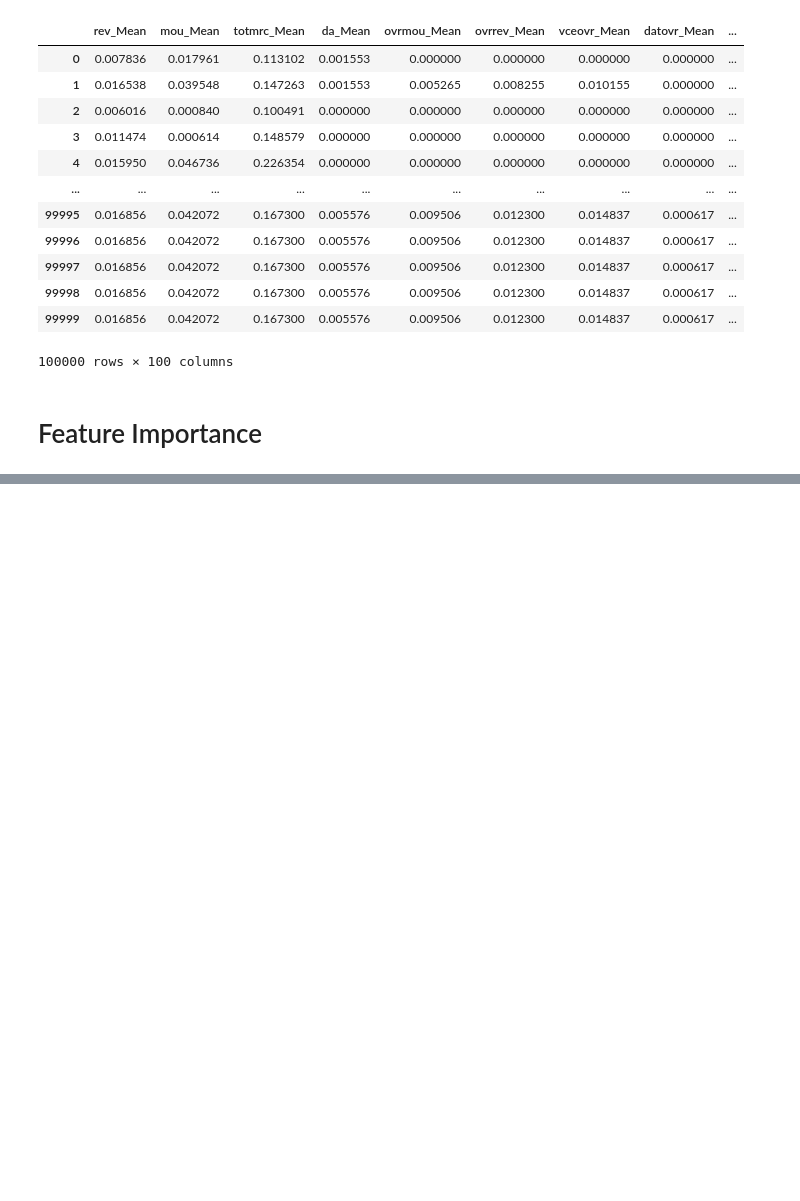
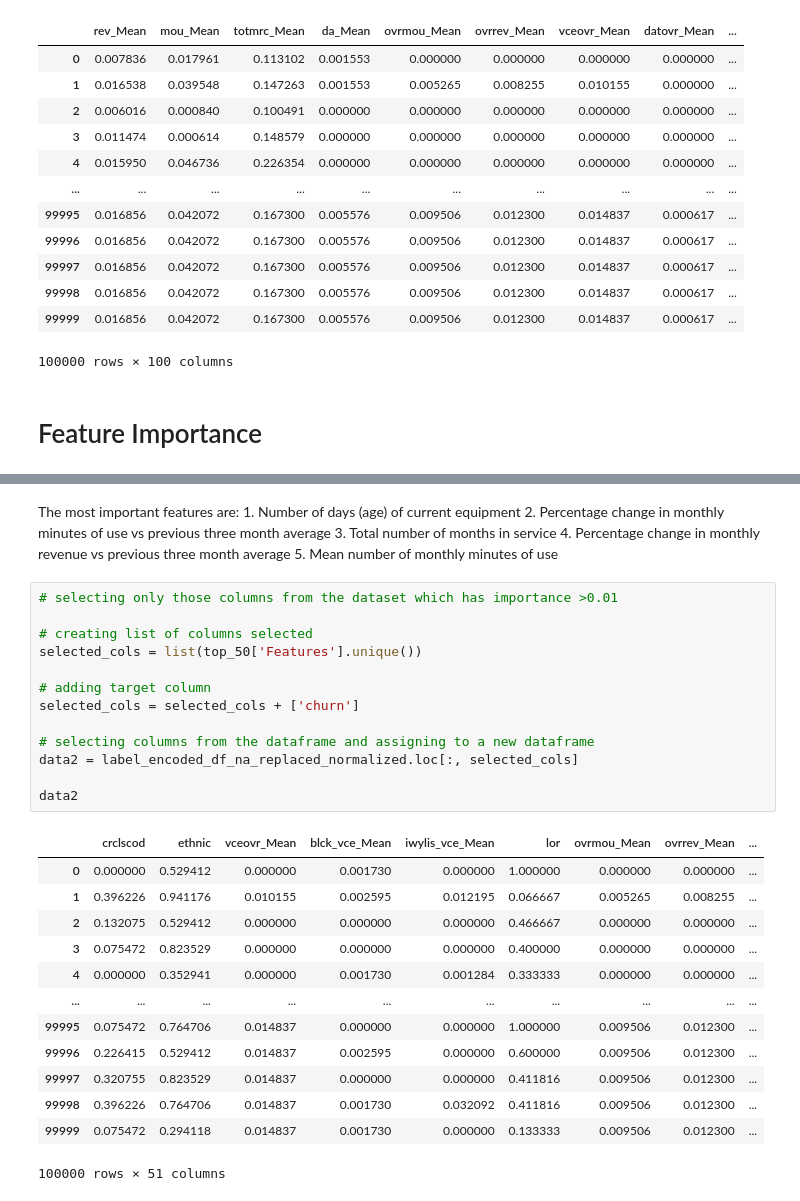
Before and after one commit to annanasi-mon/Telecom_churn, a Jupyter notebook: Churn_telekom_project.ipynb, the cells around one changed output, grey strips where cells are left out. Saved outputs shown, nothing was run; the diff lists cells and outputs as text; blank space fills up the shorter version.

```diff
--- a/Churn_telekom_project.ipynb
+++ b/Churn_telekom_project.ipynb
@@ -166,0 +212,34 @@ Reduced number of features: (100000, 50)
+# %% [markdown]
+The most important features are:
+    1. Number of days (age) of current equipment
+    2. Percentage change in monthly minutes of use vs previous three month average
+    3. Total number of months in service
+    4. Percentage change in monthly revenue vs previous three month average
+    5. Mean number of monthly minutes of use
+# %%
+# selecting only those columns from the dataset which has importance >0.01
+
+# creating list of columns selected
+selected_cols = list(top_50['Features'].unique())
+
+# adding target column
+selected_cols = selected_cols + ['churn']
+
+# selecting columns from the dataframe and assigning to a new dataframe
+data2 = label_encoded_df_na_replaced_normalized.loc[:, selected_cols]
+
+data2
+# %% [output]
+|  | crclscod | ethnic | vceovr_Mean | blck_vce_Mean | iwylis_vce_Mean | lor | ovrmou_Mean | ovrrev_Mean | ... |
+| 0 | 0.000000 | 0.529412 | 0.000000 | 0.001730 | 0.000000 | 1.000000 | 0.000000 | 0.000000 | ... |
+| 1 | 0.396226 | 0.941176 | 0.010155 | 0.002595 | 0.012195 | 0.066667 | 0.005265 | 0.008255 | ... |
+| 2 | 0.132075 | 0.529412 | 0.000000 | 0.000000 | 0.000000 | 0.466667 | 0.000000 | 0.000000 | ... |
+| 3 | 0.075472 | 0.823529 | 0.000000 | 0.000000 | 0.000000 | 0.400000 | 0.000000 | 0.000000 | ... |
+| 4 | 0.000000 | 0.352941 | 0.000000 | 0.001730 | 0.001284 | 0.333333 | 0.000000 | 0.000000 | ... |
+| ... | ... | ... | ... | ... | ... | ... | ... | ... | ... |
+| 99995 | 0.075472 | 0.764706 | 0.014837 | 0.000000 | 0.000000 | 1.000000 | 0.009506 | 0.012300 | ... |
+| 99996 | 0.226415 | 0.529412 | 0.014837 | 0.002595 | 0.000000 | 0.600000 | 0.009506 | 0.012300 | ... |
+| 99997 | 0.320755 | 0.823529 | 0.014837 | 0.000000 | 0.000000 | 0.411816 | 0.009506 | 0.012300 | ... |
+| 99998 | 0.396226 | 0.764706 | 0.014837 | 0.001730 | 0.032092 | 0.411816 | 0.009506 | 0.012300 | ... |
+| 99999 | 0.075472 | 0.294118 | 0.014837 | 0.001730 | 0.000000 | 0.133333 | 0.009506 | 0.012300 | ... |
+100000 rows × 51 columns
```
Also changed, not shown: parts of 22 cells of this notebook.
